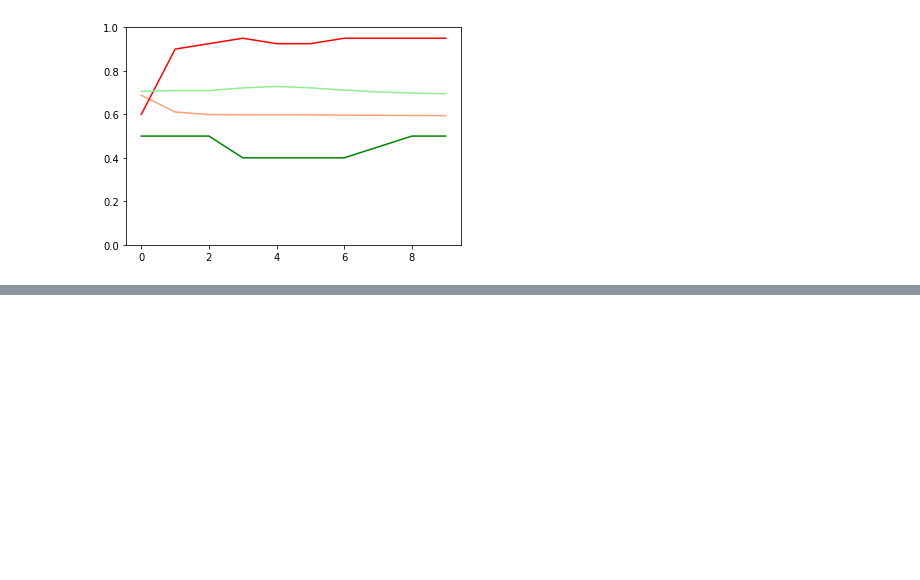
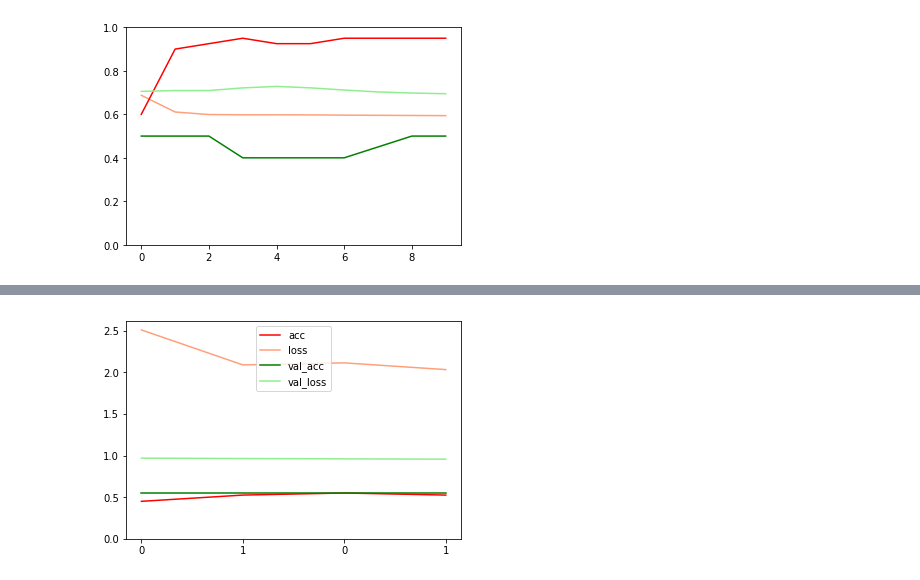
Before and after one commit to sbalk/ifastdiy, a Jupyter notebook: Invasive_species.ipynb, the cells around one changed output, grey strips where cells are left out. Saved outputs shown, nothing was run; the diff lists cells and outputs as text; code cells hidden in the pictures; blank space fills up the shorter version.

```diff
--- a/Invasive_species.ipynb
+++ b/Invasive_species.ipynb
@@ -258,0 +773,5 @@ plt.ylim(0,1)
+# %%
+modelbn.fit_generator(batches, samples_per_epoch=batches.nb_sample, nb_epoch=2,
+                    validation_data=val_batches, nb_val_samples=val_batches.nb_sample, callbacks=[csv_logger])
+plot_progress()
+# %% [output]
@@ -258,0 +782 @@ plt.ylim(0,1)
+[figure, added]
```
Also changed, not shown: parts of 59 cells of this notebook, 4 other files.
